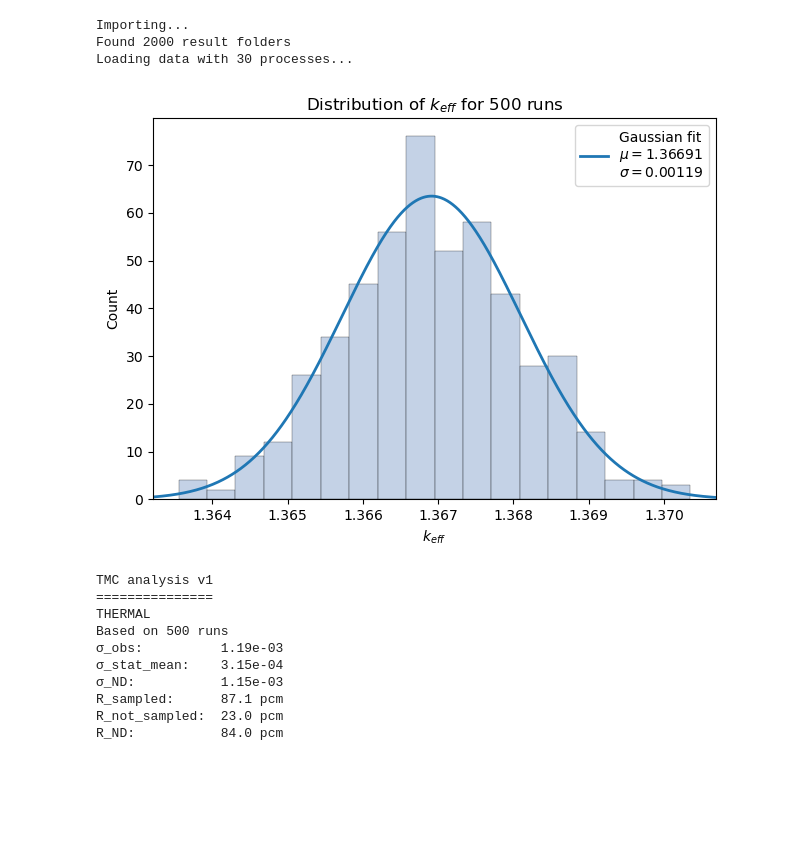
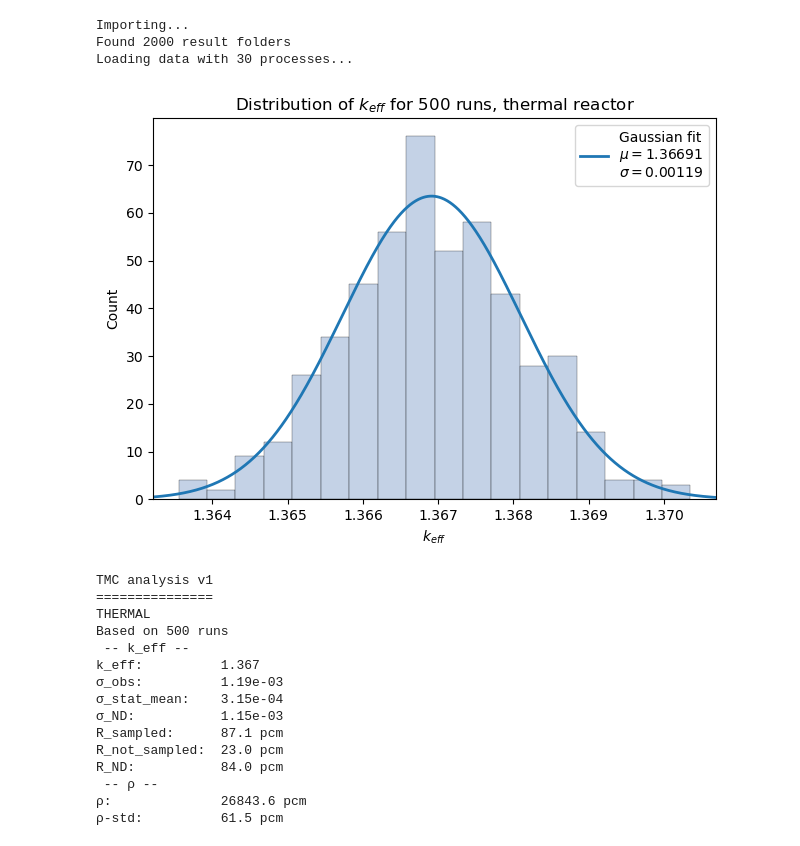
Before and after one commit to Kladdy/master-project, a Jupyter notebook: analysis/runs/R10/plotting/plot.ipynb, the cells around one changed output. Drawn from its saved outputs; the diff is of its cells as text; code cells hidden in the pictures; blank space fills up the shorter version.

Commit message:
Update plotting of R10

```diff
--- a/analysis/runs/R10/plotting/plot.ipynb
+++ b/analysis/runs/R10/plotting/plot.ipynb
@@ -50,6 +51,8 @@ Importing...
 Found 2000 result folders
 Loading data with 30 processes...
 # %%
+importlib.reload(plot_tools)
+
 # PLOT SETTINGS:
 FAST_REACTOR = False # True if epithermal, False if thermal
 USE_SAMPLED_DATA = True
@@ -62,36 +65,38 @@ SAMPLED_STRING = "SAMPLED" if USE_SAMPLED_DATA else "NOT_SAMPLED"
 
 folder_name = f"plots-{NEUTRON_TEMP}-{SAMPLED_STRING}"
 os.makedirs(folder_name, exist_ok=True)
 
 def get_filename(plot_type: str, value: str):
     return f"{folder_name}/{plot_type}_{value}-{NEUTRON_TEMP}-{SAMPLED_STRING}.pdf"
 
 # Create a dataframe from the results
 df = pd.DataFrame(results)
 
 # Filters
 df = df[df["fast_reactor"] == FAST_REACTOR]
 df = df[df["use_sampled_data"] == USE_SAMPLED_DATA]
 
 if df.empty:
     raise Exception("No results found!")
 
 df = data_tools.add_reactivity_to_df(df)
 
 plt.figure()
 fig, popt, pcov = plot_tools.plot_histogram_from_df(df=df, data_key="k-eff",
                                         fit_gaussian=True, decimals=5,
-                                        title=f"Distribution of $k_{{eff}}$ for {len(df)} runs", x_label="$k_{eff}$", y_label="Count",
+                                        title=f"Distribution of $k_{{eff}}$ for {len(df)} runs, {NEUTRON_TEMP.lower()} reactor", x_label="$k_{eff}$", y_label="Count",
                                         filename=get_filename("heatmap", "distribution-k_eff"))
 
 # plt.figure()
 # fig, popt, pcov = plot_tools.plot_histogram_from_df(df=df, data_key="rho-pcm", color="mediumseagreen",
 #                                         fit_gaussian=True, decimals=0,
 #                                         title=fr"Distribution of $\rho$ for {len(df)} runs", x_label=r"$\rho$ [pcm]", y_label="Count",
 #                                         filename=get_filename("heatmap", "distribution-rho"))
 # %% [output]
-[figure, old version]
+[figure, new version]
 # %%
+importlib.reload(plot_tools)
+
 # TMC analysis
 USE_SAMPLED_DATA = True
 
@@ -119,10 +124,15 @@ R_sampled = sigma_obs / k_eff_mean
 R_not_sampled = sigma_stat_mean / k_eff_mean
 R_ND = sigma_ND / k_eff_mean
 
+u_k = ufloat(k_eff_mean, sigma_ND)
+u_rho = 1 - 1/u_k
+
 print("TMC analysis v1")
 print("===============")
 print(f"{NEUTRON_TEMP}")
 print(f"Based on {len(df)} runs")
+print(f" -- k_eff --")
+print(f"k_eff: \t\t{k_eff_mean:.3f}")
 # print(f"σ2_obs: \t{sigma2_obs:.2e}")
 print(f"σ_obs: \t\t{sigma_obs:.2e}")
 # print(f"σ2_stat_mean: \t{sigma2_stat_mean:.2e}")
@@ -132,17 +142,25 @@ print(f"σ_ND: \t\t{sigma_ND:.2e}")
 print(f"R_sampled: \t{(R_sampled*1e5):.1f} pcm")
 print(f"R_not_sampled: \t{(R_not_sampled*1e5):.1f} pcm")
 print(f"R_ND: \t\t{(R_ND*1e5):.1f} pcm")
+print(f" -- ρ --")
+print(f"ρ: \t\t{(u_rho.nominal_value*1e5):.1f} pcm")
+print(f"ρ-std: \t\t{(u_rho.std_dev*1e5):.1f} pcm")
 # %% [output]
 TMC analysis v1
 ===============
 THERMAL
 Based on 500 runs
+ -- k_eff --
+k_eff:          1.367
 σ_obs:          1.19e-03
 σ_stat_mean:    3.15e-04
 σ_ND:           1.15e-03
 R_sampled:      87.1 pcm
 R_not_sampled:  23.0 pcm
 R_ND:           84.0 pcm
+ -- ρ --
+ρ:              26843.6 pcm
+ρ-std:          61.5 pcm
 # %%
 # 26 feb 2023 - correct TMC analysis
 importlib.reload(plot_tools)
```
Also changed, not shown: parts of 2 cells of this notebook, 5 other files.
